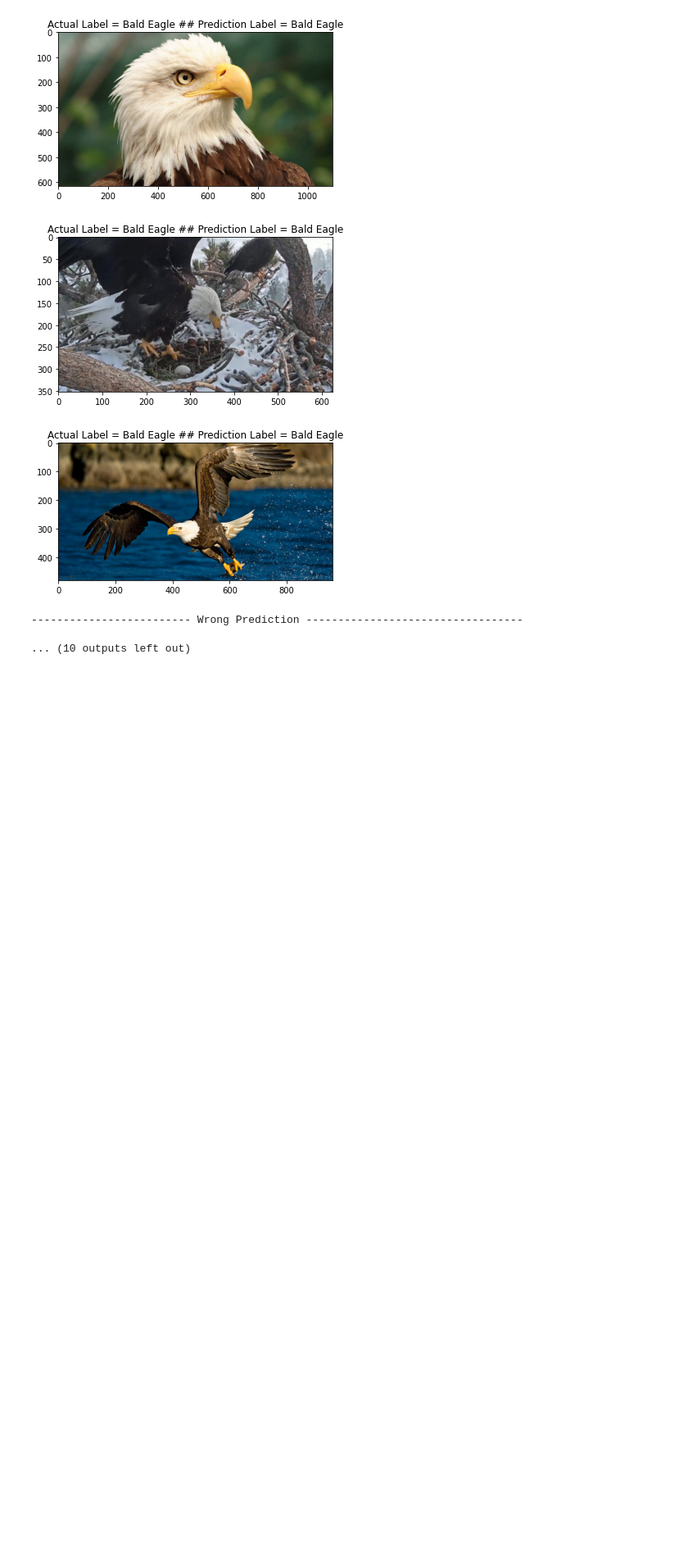
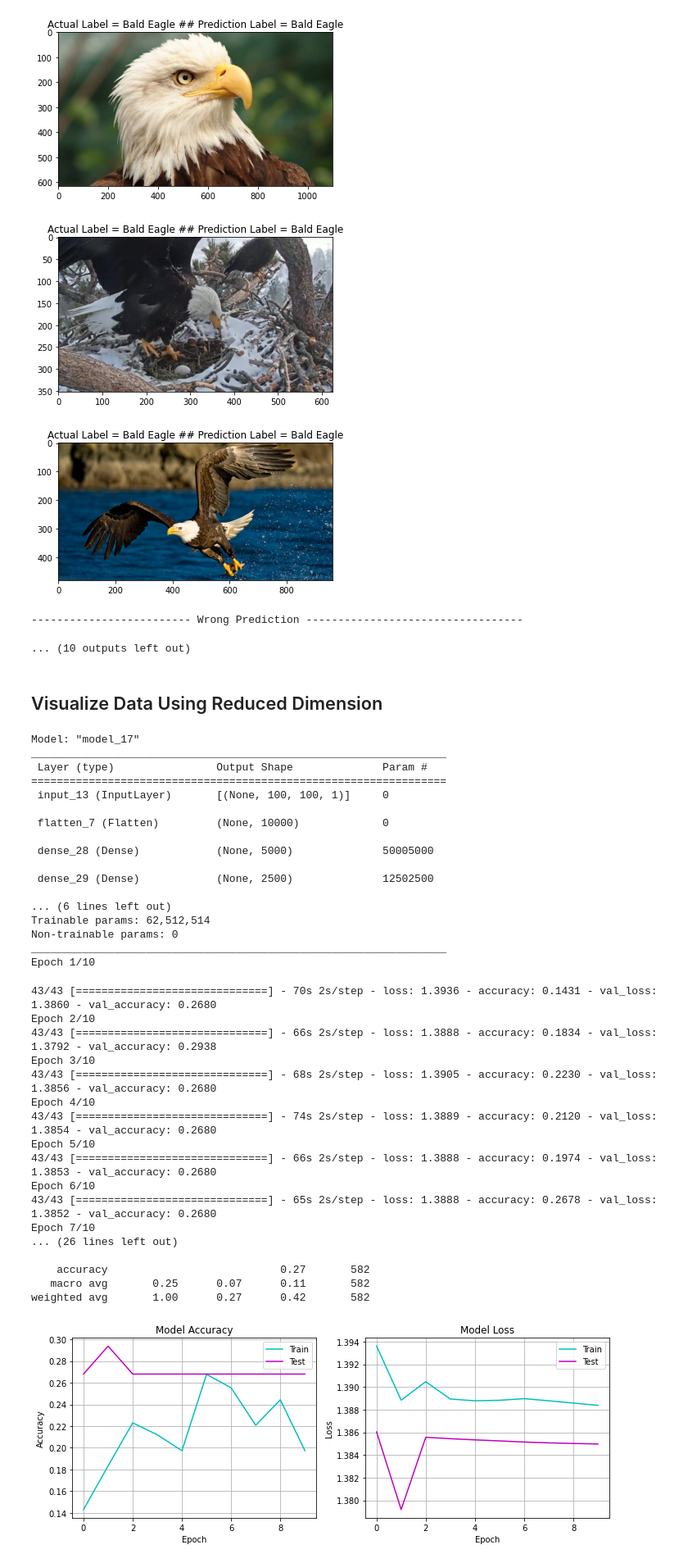
Before and after one commit to SM2A/Artificial_Intelligence_Course_Projects, a Jupyter notebook: CA5_P2/Report.ipynb, the cells around one changed output. Shown at 82% size. Saved outputs shown, nothing was run; the diff lists cells and outputs as text; code cells hidden in the pictures; blank space fills up the shorter version.

```diff
--- a/CA5_P2/Report.ipynb
+++ b/CA5_P2/Report.ipynb
@@ -855,3 +857,63 @@ for image in wrong:
 [figure]
 ------------------------- Wrong Prediction ----------------------------------
 ... (10 outputs left out)
+# %% [markdown]
+## Visualize Data Using Reduced Dimension
+# %%
+input_data = keras.layers.Input(shape=(100,100,1))
+
+output = keras.layers.Flatten()(input_data)
+output = keras.layers.Dense(5000, activation='relu')(output)
+output = keras.layers.Dense(2500, activation='relu')(output)
+encoded = keras.layers.Dense(2, activation='relu')(output)
+decoded = keras.layers.Dense(4, activation='softmax')(encoded)
+
+auto_encoder = keras.models.Model(inputs=input_data, outputs=decoded)
+encoder_model = keras.models.Model(inputs=input_data, outputs=encoded)
+
+encoded_in = keras.layers.Input(shape=(2,))
+decoder_model = keras.models.Model(inputs=encoded_in, outputs=auto_encoder.layers[-1](encoded_in))
+
+auto_encoder.compile(optimizer=keras.optimizers.SGD(learning_rate=0.01), loss='categorical_crossentropy', metrics=['accuracy'])
+
+auto_encoder.summary()
+
+history = auto_encoder.fit(train_data, validation_data=validation_data, epochs=10)
+
+model_fit_info(auto_encoder,history, train_data, validation_data)
+# %% [output]
+Model: "model_17"
+_________________________________________________________________
+ Layer (type)                Output Shape              Param #
+=================================================================
+ input_13 (InputLayer)       [(None, 100, 100, 1)]     0
+
+ flatten_7 (Flatten)         (None, 10000)             0
+
+ dense_28 (Dense)            (None, 5000)              50005000
+
+ dense_29 (Dense)            (None, 2500)              12502500
+
+... (6 lines left out)
+Trainable params: 62,512,514
+Non-trainable params: 0
+_________________________________________________________________
+Epoch 1/10
+43/43 [==============================] - 70s 2s/step - loss: 1.3936 - accuracy: 0.1431 - val_loss: 1.3860 - val_accuracy: 0.2680
+Epoch 2/10
+43/43 [==============================] - 66s 2s/step - loss: 1.3888 - accuracy: 0.1834 - val_loss: 1.3792 - val_accuracy: 0.2938
+Epoch 3/10
+43/43 [==============================] - 68s 2s/step - loss: 1.3905 - accuracy: 0.2230 - val_loss: 1.3856 - val_accuracy: 0.2680
+Epoch 4/10
+43/43 [==============================] - 74s 2s/step - loss: 1.3889 - accuracy: 0.2120 - val_loss: 1.3854 - val_accuracy: 0.2680
+Epoch 5/10
+43/43 [==============================] - 66s 2s/step - loss: 1.3888 - accuracy: 0.1974 - val_loss: 1.3853 - val_accuracy: 0.2680
+Epoch 6/10
+43/43 [==============================] - 65s 2s/step - loss: 1.3888 - accuracy: 0.2678 - val_loss: 1.3852 - val_accuracy: 0.2680
+Epoch 7/10
+... (26 lines left out)
+
+    accuracy                           0.27       582
+   macro avg       0.25      0.07      0.11       582
+weighted avg       1.00      0.27      0.42       582
+[figure, added]
```
Also changed, not shown: parts of 4 cells of this notebook.
